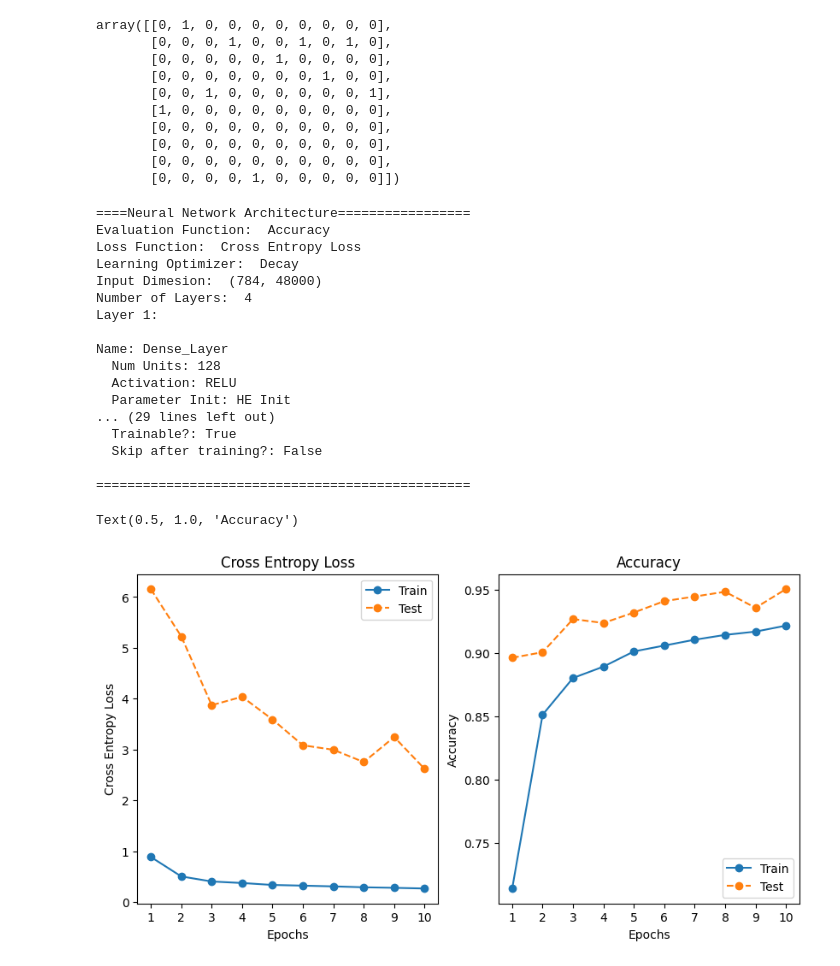
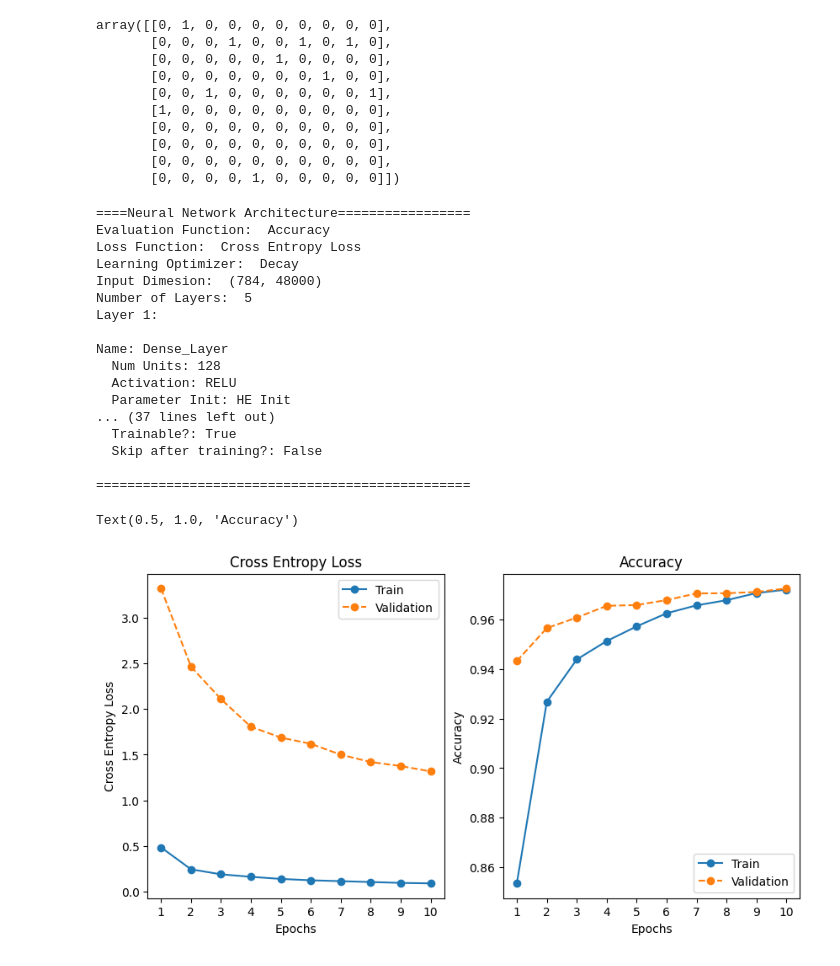
Before and after one commit to Hawlll/Hancoded_MLAlgos, a Jupyter notebook: NeuralNetwork.ipynb, the cells around one changed output. Cells and saved outputs as stored; diff of their text form; code cells hidden in the pictures.

```diff
--- a/NeuralNetwork.ipynb
+++ b/NeuralNetwork.ipynb
@@ -362,6 +436,13 @@ array([[0, 1, 0, 0, 0, 0, 0, 0, 0, 0],
 def he_init(num_units, input_dim):
 
   W = np.random.randn(num_units, input_dim) * np.sqrt(2/input_dim)
+  b = np.zeros((num_units, 1))
+
+  return W, b
+
+def xe_init(num_units, input_dim):
+
+  W = np.random.randn(num_units, input_dim) * np.sqrt(1/input_dim)
   b = np.zeros((num_units, 1))
 
   return W, b
@@ -372,6 +453,13 @@ def random_init(num_units, input_dim):
   b = np.zeros((num_units, 1))
 
   return W, b
+
+def bnorm_init(num_units):
+
+  gamma = np.ones((num_units, 1))
+  beta = np.zeros((num_units, 1))
+
+  return gamma, beta
 # %%
 def RELU(X):
 
@@ -435,15 +523,31 @@ acc_eval = EvaluationFunction(accuracy, None, 'Accuracy')
 decay_opt = DecayLearningOptimizer(start_lr=0.1, decay=0.95)
 
 he_init = InitStrategy(he_init, name="HE Init")
+xe_init = InitStrategy(xe_init, name="XE Init")
 
-sequence = [
+bnorm_init = InitStrategy(bnorm_init, name="BNORM Init")
+
+simple_sequence = [
     DenseLayer(128, activation_func=relu_actv, init_strat=he_init),
+    BatchNormalization(init_strat=bnorm_init),
     DenseLayer(64, activation_func=relu_actv, init_strat=he_init),
-    DropoutLayer(0.3),
+    DropoutLayer(0.3, scale=True),
     DenseLayer(10, activation_func=soft_actv, is_output=True, init_strat=he_init),
 ]
 
-nn = NeuralNetwork(sequence, eval_func=acc_eval, loss_func=cross_eval, input_dim=x_train.shape, opt=decay_opt)
+complex_sequence = [
+    DenseLayer(784, activation_func=relu_actv, init_strat=he_init),
+    DenseLayer(512, activation_func=relu_actv, init_strat=he_init),
+    BatchNormalization(init_strat=bnorm_init),
+    DenseLayer(256, activation_func=relu_actv, init_strat=he_init),
+    DenseLayer(128, activation_func=relu_actv, init_strat=he_init),
+    BatchNormalization(init_strat=bnorm_init),
+    DenseLayer(64, activation_func=relu_actv, init_strat=he_init),
+    DropoutLayer(0.3, scale=True),
+    DenseLayer(10, activation_func=soft_actv, is_output=True, init_strat=he_init),
+]
+
+nn = NeuralNetwork(simple_sequence, eval_func=acc_eval, loss_func=cross_eval, input_dim=x_train.shape, opt=decay_opt)
 nn.get_architecture()
 
 
@@ -464,34 +568,34 @@ plt.xticks(epochs)
 plt.legend()
 plt.xlabel("Epochs")
 plt.ylabel(nn.loss_func.name)
 plt.title(nn.loss_func.name)
 
 fig.add_subplot(1, 2, 2)
 plt.plot(epochs, train_accs, label='Train', marker='o')
 plt.plot(epochs, val_accs, label='Validation', marker='o', linestyle='--')
 plt.xticks(epochs)
 plt.legend()
 plt.xlabel('Epochs')
 plt.ylabel(nn.eval_func.name)
 plt.title(nn.eval_func.name)
 # %% [output]
 ====Neural Network Architecture=================
 Evaluation Function:  Accuracy
 Loss Function:  Cross Entropy Loss
 Learning Optimizer:  Decay
 Input Dimesion:  (784, 48000)
-Number of Layers:  4
+Number of Layers:  5
 Layer 1:
 
 Name: Dense_Layer
   Num Units: 128
   Activation: RELU
   Parameter Init: HE Init
-... (29 lines left out)
+... (37 lines left out)
   Trainable?: True
   Skip after training?: False
 
 ================================================
 Text(0.5, 1.0, 'Accuracy')
-[figure, old version]
+[figure, new version]
 # %%
```
Also changed, not shown: parts of 10 cells of this notebook.
